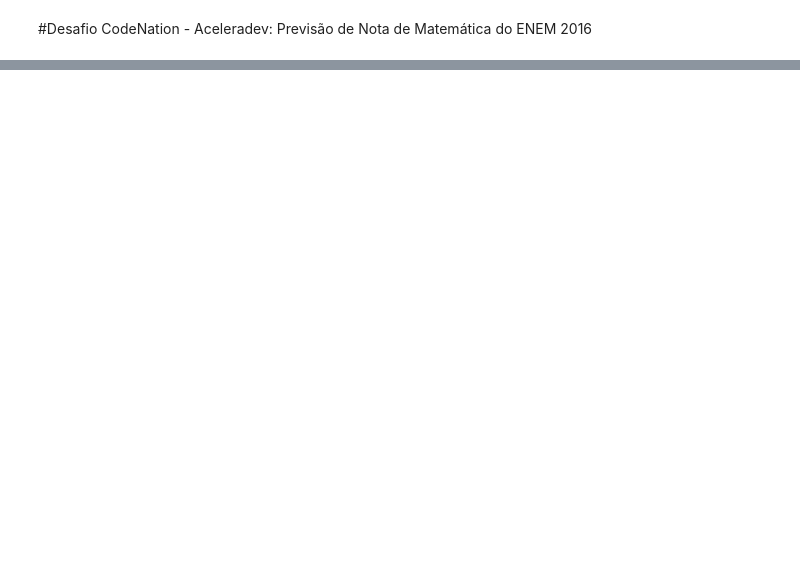
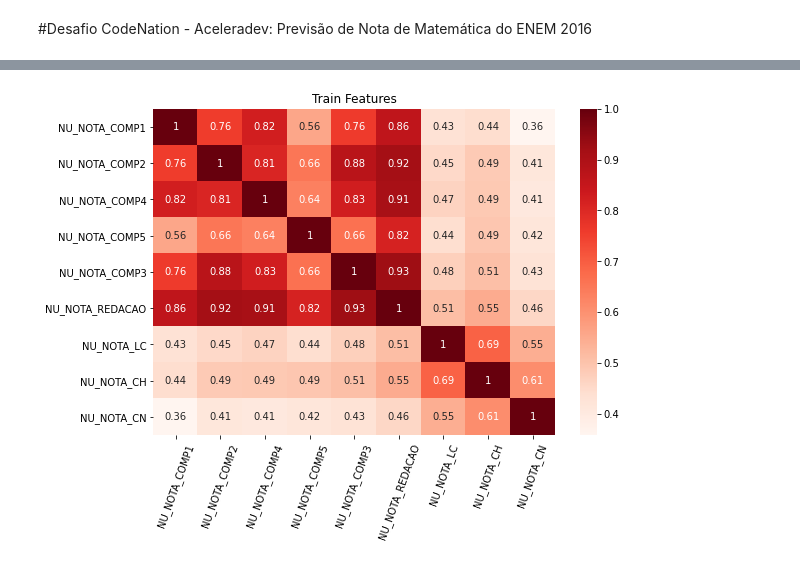
Before and after one commit to EderBraz/Codenation_Enem_2016, a Jupyter notebook: Enem_2016.ipynb, the cells around one changed output, grey strips where cells are left out. Cells and saved outputs as stored; diff of their text form; code cells hidden in the pictures; blank space fills up the shorter version.

```diff
--- a/Enem_2016.ipynb
+++ b/Enem_2016.ipynb
@@ -17,0 +24,6 @@ import xgboost as xgb
+# %%
+#load dataset
+url_train = "https://raw.githubusercontent.com/EderBraz/Codenation_Enem_2016/master/train.csv"
+url_test = "https://raw.githubusercontent.com/EderBraz/Codenation_Enem_2016/master/test.csv"
+df_train = pd.read_csv(url_train, sep=",",encoding="utf-8")
+df_test = pd.read_csv(url_test, sep=",",encoding="utf-8")
@@ -17,0 +84,13 @@ import xgboost as xgb
+# %%
+features = [
+    'NU_NOTA_COMP1',
+    'NU_NOTA_COMP2',
+    'NU_NOTA_COMP4',
+    'NU_NOTA_COMP5',
+    'NU_NOTA_COMP3',
+    'NU_NOTA_REDACAO',
+    'NU_NOTA_LC',
+    'NU_NOTA_CH',
+    'NU_NOTA_CN'
+]
+df_train[features].corr()
@@ -17,0 +108,8 @@ import xgboost as xgb
+# %%
+plt.figure(figsize=(9,6))
+plt.title('Train Features')
+sns.heatmap(df_train[features].corr(), annot=True, cmap='Reds')
+plt.xticks(rotation=70)
+plt.show()
+# %% [output]
+[figure, added]
```
Also changed, not shown: parts of 37 cells of this notebook.
